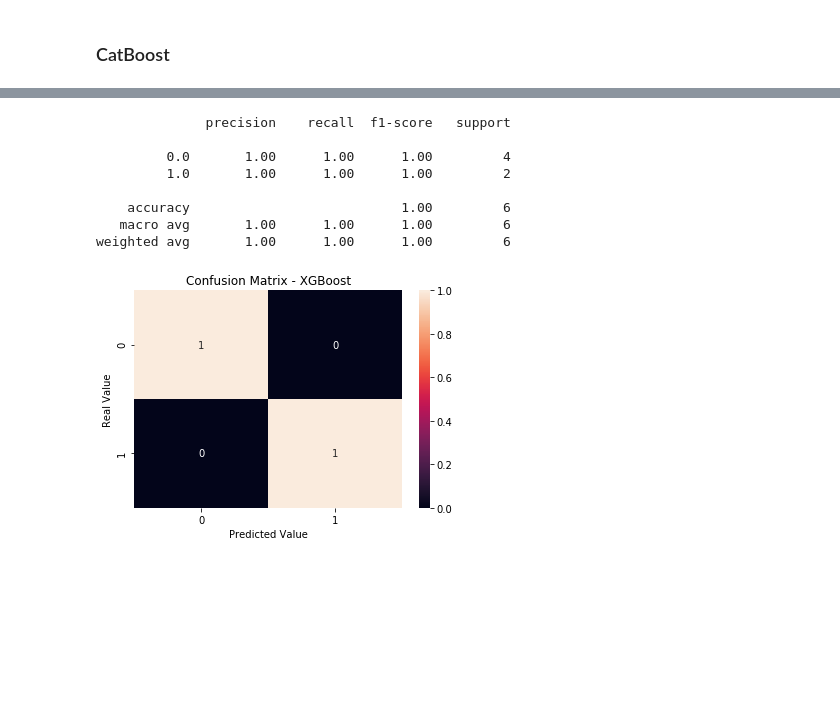
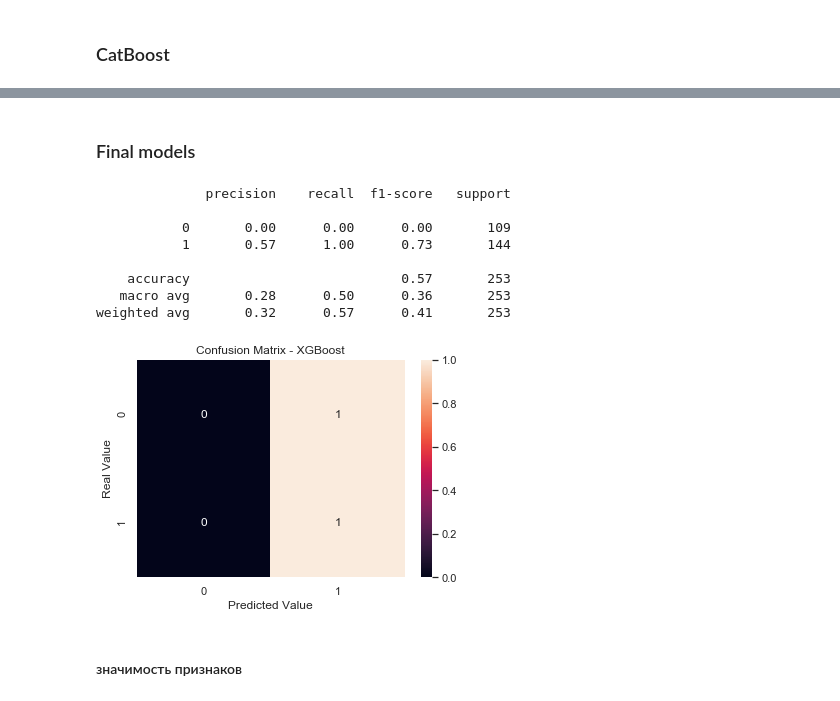
Before and after one commit to comptech-winter-school/stock-news, a Jupyter notebook: DS/baseline_DM.ipynb, the cells around one changed output, grey strips where cells are left out. Saved outputs shown, nothing was run; the diff lists cells and outputs as text; code cells hidden in the pictures; blank space fills up the shorter version.

```diff
--- a/DS/baseline_DM.ipynb
+++ b/DS/baseline_DM.ipynb
@@ -146,0 +447,3 @@ len(df_stock)
+# %%
+data = df.drop(['Ticker'], axis=1)
+data.head()
@@ -146,0 +485,3 @@ len(df_stock)
+# %%
+#удаляем Наны
+data.dropna(inplace=True)
@@ -146,0 +515,7 @@ len(df_stock)
+# %%
+#Используем для наглядности матрицу корреляций:
+#строим тепловую карту
+sns.set(font_scale=1)
+plt.subplots(figsize=(20, 20))
+sns.heatmap(data.corr(), square=True,
+              annot=True, fmt=".3f", linewidths=0.1, cmap="RdBu")
@@ -179,9 +601,11 @@ You can install the OpenMP library by the following command: ``brew install libo
 # %%
 # feature matrix
-X = df_stock.drop('target', axis=1)
+X = data.drop('target', axis=1)
+#X = data.drop('target_shift', axis=1)
 
 # target vector
-y = df_stock['target']
+y = data['target']
+#y = data['target_shift']
 
 X_train, X_test, y_train, y_test = train_test_split(X, y, random_state=43)
 # %%
@@ -389,30 +813,35 @@ Best result: 1.0 for {'depth': 6, 'l2_leaf_reg': 1, 'learning_rate': 0.03}
+# %% [markdown]
+### Final models
 # %%
 # final XGBoost model
-xgb = XGBClassifier(max_depth=1, learning_rate=0.0001, n_estimators=50, gamma=0, min_child_weight=1)
+xgb = XGBClassifier(max_depth=1, learning_rate=0.1, n_estimators=50, gamma=5, min_child_weight=1)
+
 xgb.fit(X_train, y_train)
 
 # prediction
 X_test_xgb = scaler.transform(X_test)
 y_pred_xgb = xgb.predict(X_test_xgb)
 
 # classification report
 print(classification_report(y_test, y_pred_xgb))
 
 # confusion matrix
 fig, ax = plt.subplots()
 sns.heatmap(confusion_matrix(y_test, y_pred_xgb, normalize='true'), annot=True, ax=ax)
 ax.set_title('Confusion Matrix - XGBoost')
 ax.set_xlabel('Predicted Value')
 ax.set_ylabel('Real Value')
 
 plt.show()
 # %% [output]
               precision    recall  f1-score   support
 
-         0.0       1.00      1.00      1.00         4
-         1.0       1.00      1.00      1.00         2
+           0       0.00      0.00      0.00       109
+           1       0.57      1.00      0.73       144
 
-    accuracy                           1.00         6
-   macro avg       1.00      1.00      1.00         6
-weighted avg       1.00      1.00      1.00         6
+    accuracy                           0.57       253
+   macro avg       0.28      0.50      0.36       253
+weighted avg       0.32      0.57      0.41       253
-[figure, old version]
+[figure, new version]
+# %% [markdown]
+#### значимость признаков
```
Also changed, not shown: parts of 63 cells of this notebook.
